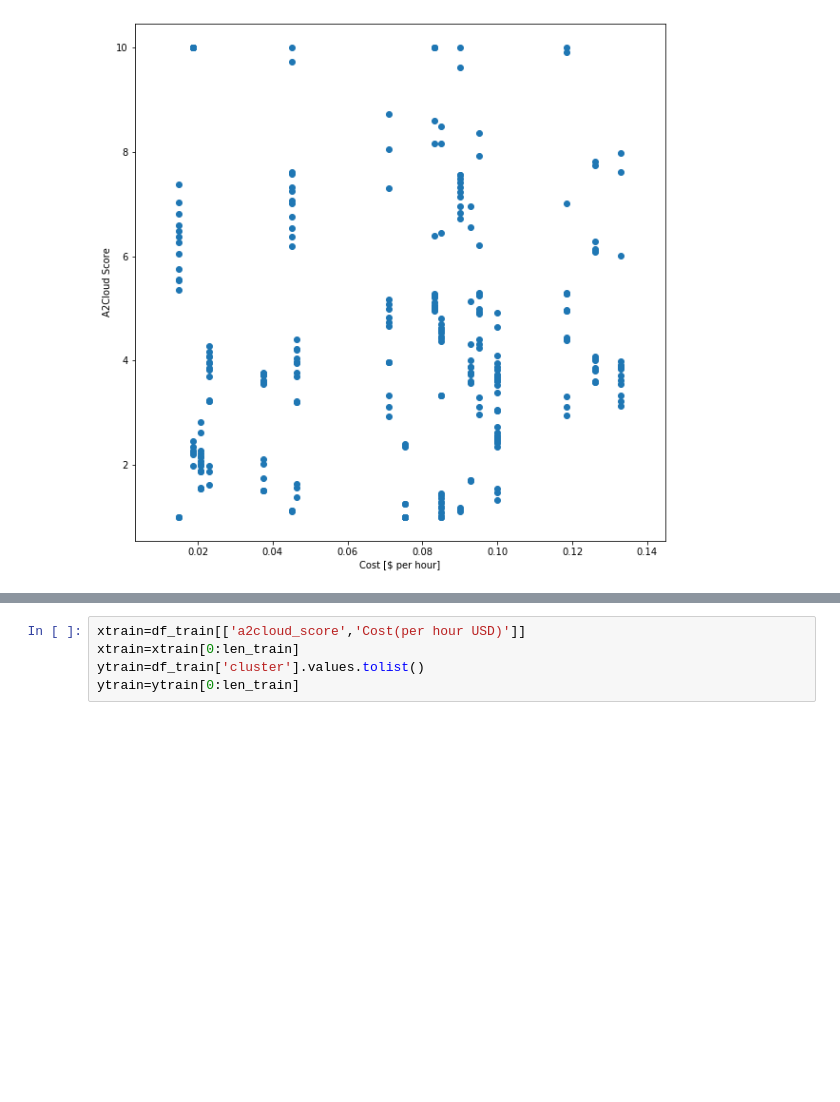
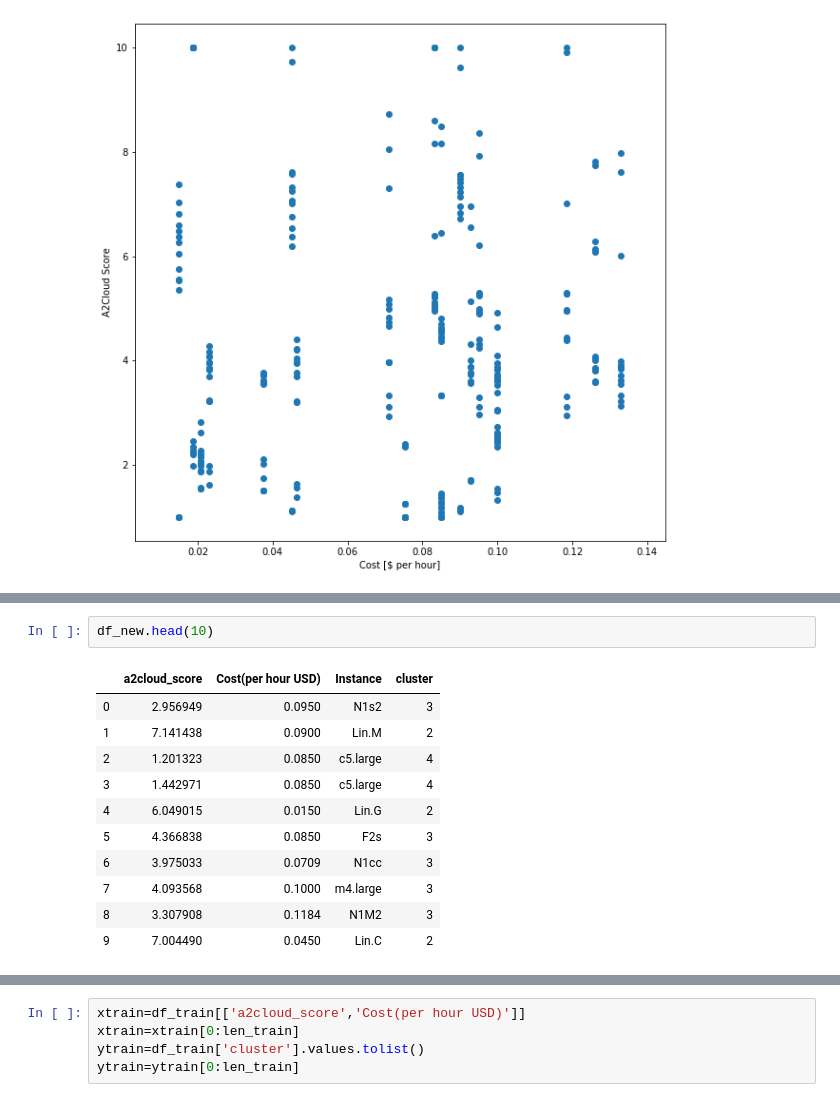
Before and after one commit to sskhan67/Cloud_Instance_recommender, a Jupyter notebook: Stand-alone Model /NB_3application_class/Balanced/stand_alone_balanced_NB.ipynb, the cells around one changed output, grey strips where cells are left out. Saved outputs shown, nothing was run; the diff lists cells and outputs as text; blank space fills up the shorter version.

```diff
--- a/Stand-alone Model /NB_3application_class/Balanced/stand_alone_balanced_NB.ipynb
+++ b/Stand-alone Model /NB_3application_class/Balanced/stand_alone_balanced_NB.ipynb
@@ -94,0 +139,14 @@ Text(0, 0.5, 'A2Cloud Score')
+# %%
+df_new.head(10)
+# %% [output]
+|  | a2cloud_score | Cost(per hour USD) | Instance | cluster |
+| 0 | 2.956949 | 0.0950 | N1s2 | 3 |
+| 1 | 7.141438 | 0.0900 | Lin.M | 2 |
+| 2 | 1.201323 | 0.0850 | c5.large | 4 |
+| 3 | 1.442971 | 0.0850 | c5.large | 4 |
+| 4 | 6.049015 | 0.0150 | Lin.G | 2 |
+| 5 | 4.366838 | 0.0850 | F2s | 3 |
+| 6 | 3.975033 | 0.0709 | N1cc | 3 |
+| 7 | 4.093568 | 0.1000 | m4.large | 3 |
+| 8 | 3.307908 | 0.1184 | N1M2 | 3 |
+| 9 | 7.004490 | 0.0450 | Lin.C | 2 |
```
Also changed, not shown: parts of 33 cells of this notebook.
